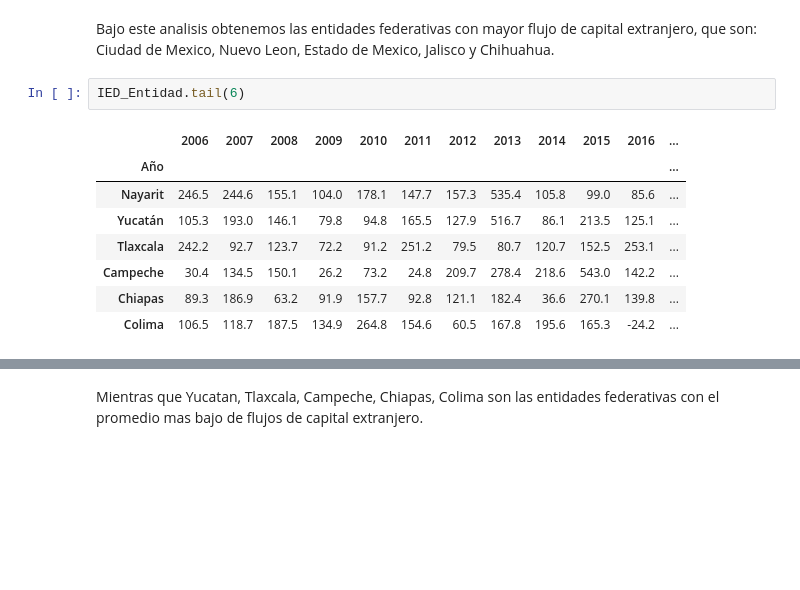
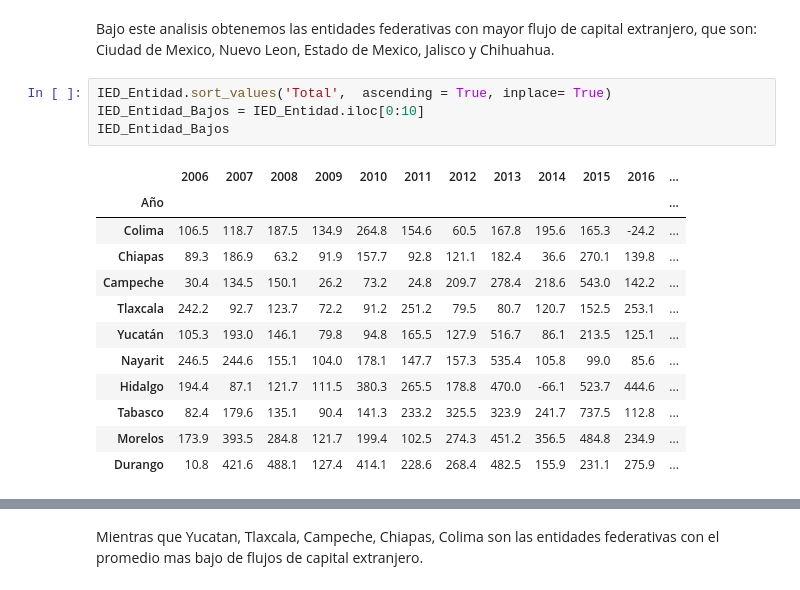
Before and after one commit to OctavioPB/Data-Analyst-Projects, a Jupyter notebook: InversionExtranjeraDirecta2023/Inversion Extranjera Directa en Mexico 2023.ipynb, the cells around one changed output, grey strips where cells are left out. Saved outputs shown, nothing was run; the diff lists cells and outputs as text; blank space fills up the shorter version.

```diff
--- a/InversionExtranjeraDirecta2023/Inversion Extranjera Directa en Mexico 2023.ipynb
+++ b/InversionExtranjeraDirecta2023/Inversion Extranjera Directa en Mexico 2023.ipynb
@@ -335,13 +352,19 @@ IED_Entidad.head(6)
 # %% [markdown]
 Bajo este analisis obtenemos las entidades federativas con mayor flujo de capital extranjero, que son: Ciudad de Mexico, Nuevo Leon, Estado de Mexico, Jalisco y Chihuahua.
 # %%
-IED_Entidad.tail(6)
+IED_Entidad.sort_values('Total',  ascending = True, inplace= True)
+IED_Entidad_Bajos = IED_Entidad.iloc[0:10]
+IED_Entidad_Bajos
 # %% [output]
 |  | 2006 | 2007 | 2008 | 2009 | 2010 | 2011 | 2012 | 2013 | 2014 | 2015 | 2016 | ... |
 | Año |  |  |  |  |  |  |  |  |  |  |  | ... |
+| Colima | 106.5 | 118.7 | 187.5 | 134.9 | 264.8 | 154.6 | 60.5 | 167.8 | 195.6 | 165.3 | -24.2 | ... |
+| Chiapas | 89.3 | 186.9 | 63.2 | 91.9 | 157.7 | 92.8 | 121.1 | 182.4 | 36.6 | 270.1 | 139.8 | ... |
+| Campeche | 30.4 | 134.5 | 150.1 | 26.2 | 73.2 | 24.8 | 209.7 | 278.4 | 218.6 | 543.0 | 142.2 | ... |
+| Tlaxcala | 242.2 | 92.7 | 123.7 | 72.2 | 91.2 | 251.2 | 79.5 | 80.7 | 120.7 | 152.5 | 253.1 | ... |
+| Yucatán | 105.3 | 193.0 | 146.1 | 79.8 | 94.8 | 165.5 | 127.9 | 516.7 | 86.1 | 213.5 | 125.1 | ... |
 | Nayarit | 246.5 | 244.6 | 155.1 | 104.0 | 178.1 | 147.7 | 157.3 | 535.4 | 105.8 | 99.0 | 85.6 | ... |
-| Yucatán | 105.3 | 193.0 | 146.1 | 79.8 | 94.8 | 165.5 | 127.9 | 516.7 | 86.1 | 213.5 | 125.1 | ... |
-| Tlaxcala | 242.2 | 92.7 | 123.7 | 72.2 | 91.2 | 251.2 | 79.5 | 80.7 | 120.7 | 152.5 | 253.1 | ... |
-| Campeche | 30.4 | 134.5 | 150.1 | 26.2 | 73.2 | 24.8 | 209.7 | 278.4 | 218.6 | 543.0 | 142.2 | ... |
-| Chiapas | 89.3 | 186.9 | 63.2 | 91.9 | 157.7 | 92.8 | 121.1 | 182.4 | 36.6 | 270.1 | 139.8 | ... |
-| Colima | 106.5 | 118.7 | 187.5 | 134.9 | 264.8 | 154.6 | 60.5 | 167.8 | 195.6 | 165.3 | -24.2 | ... |
+| Hidalgo | 194.4 | 87.1 | 121.7 | 111.5 | 380.3 | 265.5 | 178.8 | 470.0 | -66.1 | 523.7 | 444.6 | ... |
+| Tabasco | 82.4 | 179.6 | 135.1 | 90.4 | 141.3 | 233.2 | 325.5 | 323.9 | 241.7 | 737.5 | 112.8 | ... |
+| Morelos | 173.9 | 393.5 | 284.8 | 121.7 | 199.4 | 102.5 | 274.3 | 451.2 | 356.5 | 484.8 | 234.9 | ... |
+| Durango | 10.8 | 421.6 | 488.1 | 127.4 | 414.1 | 228.6 | 268.4 | 482.5 | 155.9 | 231.1 | 275.9 | ... |
```
Also changed, not shown: parts of 3 cells of this notebook.
